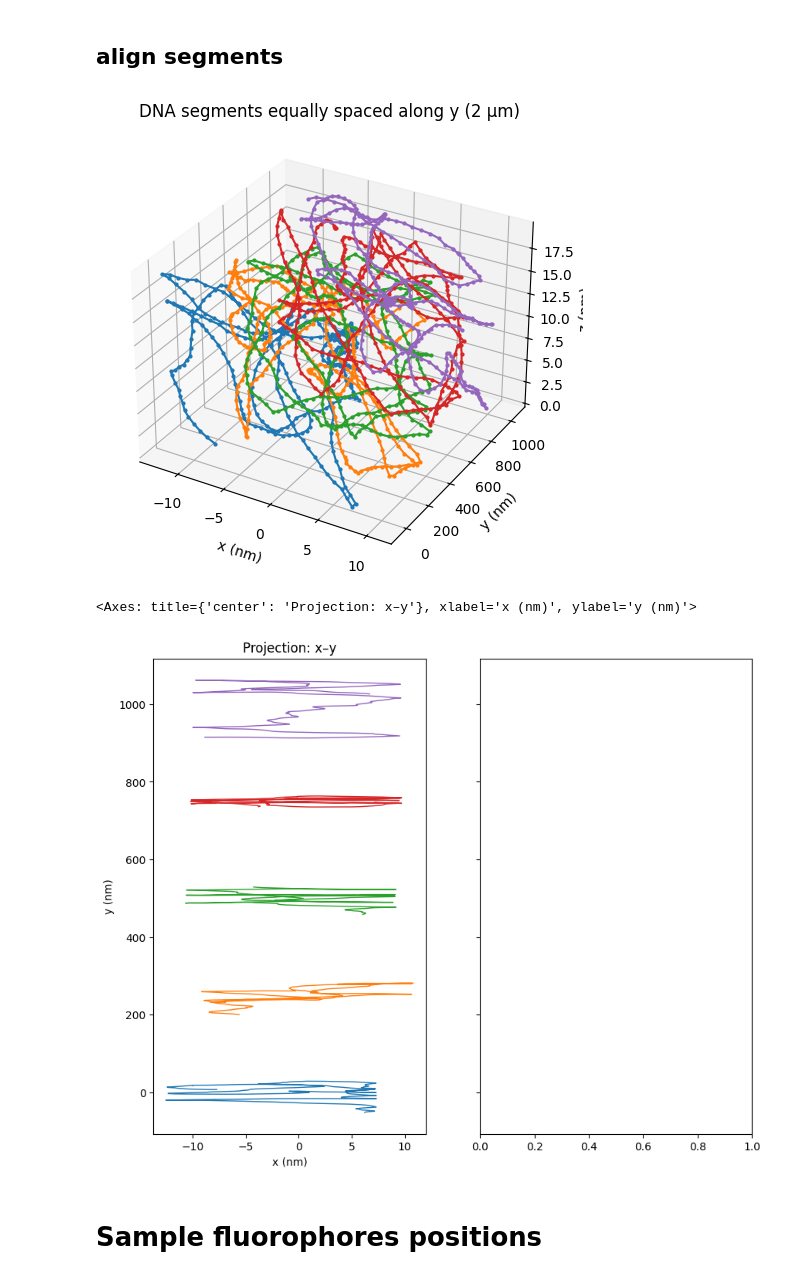
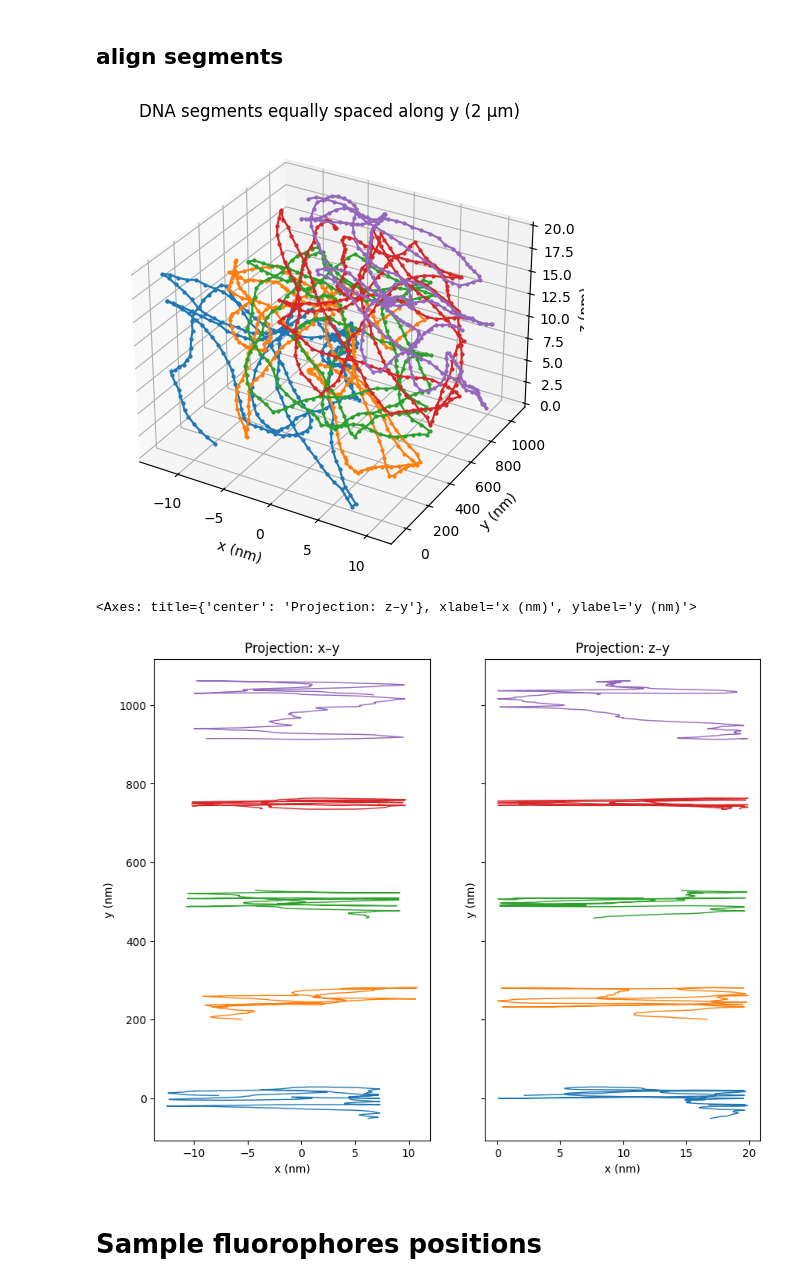
Before and after one commit to cmanzo/DNA_NanoString, a Jupyter notebook: Carlo/sim_gt.ipynb, the cells around one changed output. Saved outputs shown, nothing was run; the diff lists cells and outputs as text; code cells hidden in the pictures.

```diff
--- a/Carlo/sim_gt.ipynb
+++ b/Carlo/sim_gt.ipynb
@@ -252,37 +250,44 @@ all_coords = np.vstack(aligned_segments)
 z_min = all_coords[:, 2].min()
 for seg in aligned_segments:
     seg[:, 2] -= z_min
 all_coords[:, 2] -= z_min
 
 # --- Plot result ---
 fig = plt.figure(figsize=(6, 5))
 ax = fig.add_subplot(111, projection="3d")
 
 for seg in aligned_segments:
     ax.plot(seg[:, 0], seg[:, 1], seg[:, 2], "-o", ms=2)
-
 ax.set_xlabel("x (nm)")
 ax.set_ylabel("y (nm)")
 ax.set_zlabel("z (nm)")
 ax.set_title("DNA segments equally spaced along y (2 µm)")
 
 plt.tight_layout()
 plt.show()
 
 # 2D projections with y vertical
 fig, axes = plt.subplots(1, 2, figsize=(10, 8), sharey=True)
 
 # x–y projection (y vertical)
 for seg in aligned_segments:
     axes[0].plot(seg[:, 0], seg[:, 1], linewidth=1.0)
 axes[0].set_xlabel("x (nm)")
 axes[0].set_ylabel("y (nm)")
 axes[0].set_title("Projection: x–y")
 axes[0]
+
+# z–y projection (y vertical)
+for seg in aligned_segments:
+    axes[1].plot(seg[:, 2], seg[:, 1], linewidth=1.0)
+axes[1].set_xlabel("x (nm)")
+axes[1].set_ylabel("y (nm)")
+axes[1].set_title("Projection: z–y")
+axes[1]
 # %% [output]
-[figure, old version]
+[figure, new version]
-<Axes: title={'center': 'Projection: x–y'}, xlabel='x (nm)', ylabel='y (nm)'>
+<Axes: title={'center': 'Projection: z–y'}, xlabel='x (nm)', ylabel='y (nm)'>
-[figure, old version]
+[figure, new version]
 # %% [markdown]
 # Sample fluorophores positions
 # %%
```
Also changed, not shown: parts of 6 cells of this notebook, 1 other file.
